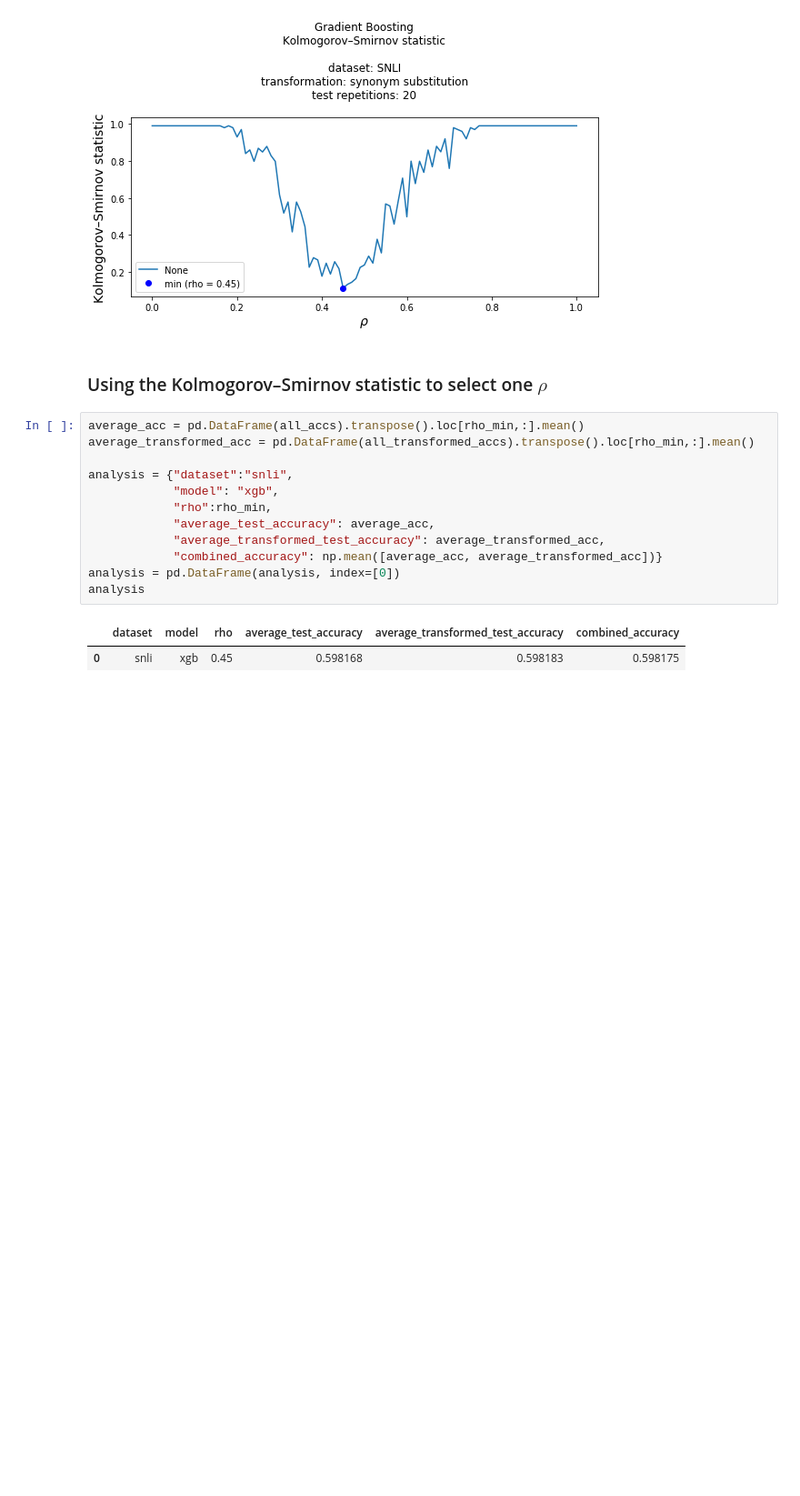
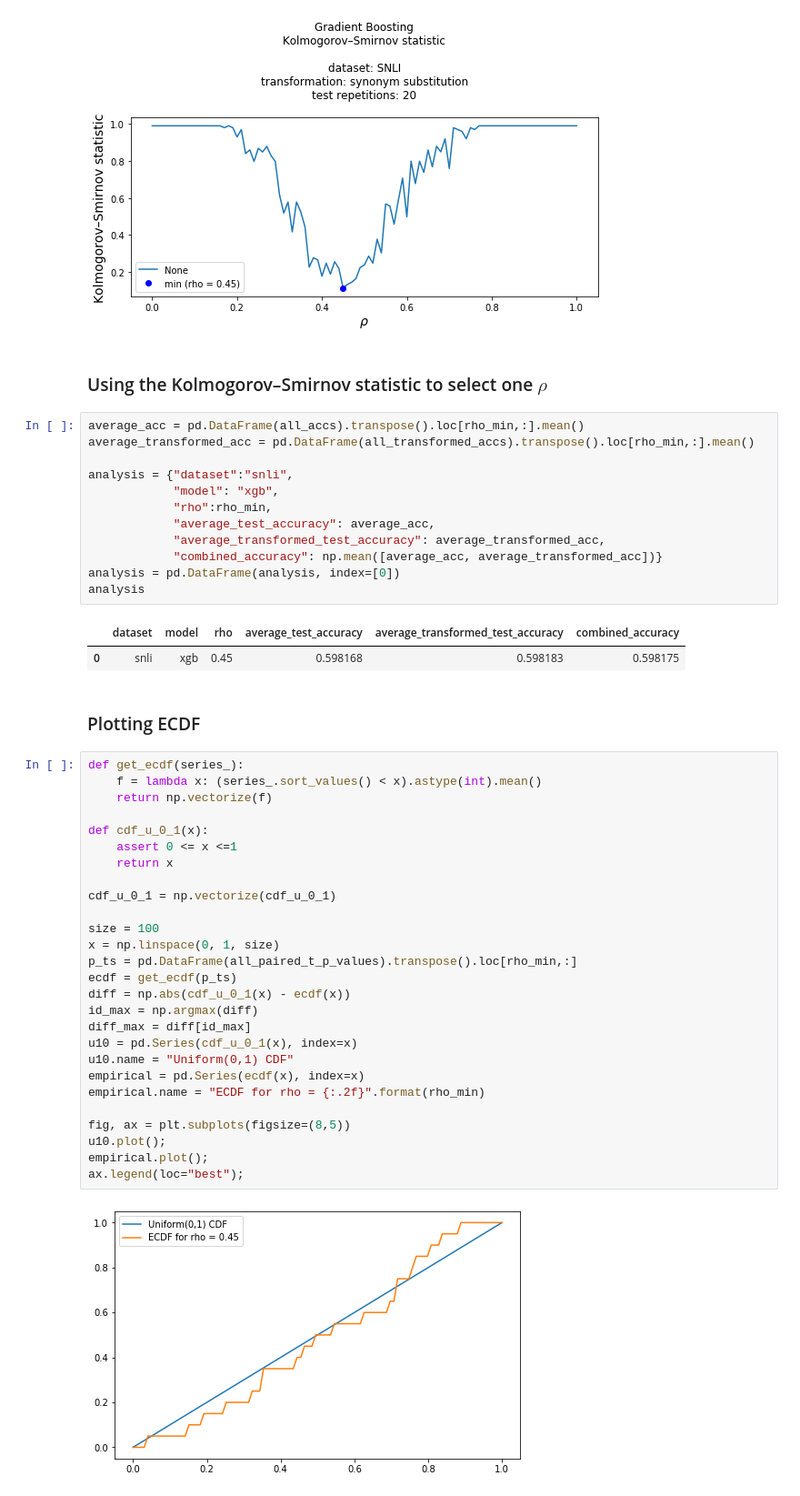
Before and after one commit to lukewanless/looking-for-equivalences, a Jupyter notebook: src/check_results_xgb_p_and_h.ipynb, the cells around one changed output. Shown at 91% size. Saved outputs shown, nothing was run; the diff lists cells and outputs as text; blank space fills up the shorter version.

Commit message:
add ecdf plot

```diff
--- a/src/check_results_xgb_p_and_h.ipynb
+++ b/src/check_results_xgb_p_and_h.ipynb
@@ -205,3 +205,34 @@ analysis
 # %% [output]
 |  | dataset | model | rho | average_test_accuracy | average_transformed_test_accuracy | combined_accuracy |
 | 0 | snli | xgb | 0.45 | 0.598168 | 0.598183 | 0.598175 |
+# %% [markdown]
+### Plotting ECDF
+# %%
+def get_ecdf(series_):
+    f = lambda x: (series_.sort_values() < x).astype(int).mean()
+    return np.vectorize(f)
+
+def cdf_u_0_1(x):
+    assert 0 <= x <=1
+    return x
+
+cdf_u_0_1 = np.vectorize(cdf_u_0_1)
+
+size = 100
+x = np.linspace(0, 1, size)
+p_ts = pd.DataFrame(all_paired_t_p_values).transpose().loc[rho_min,:]
+ecdf = get_ecdf(p_ts)
+diff = np.abs(cdf_u_0_1(x) - ecdf(x))
+id_max = np.argmax(diff)
+diff_max = diff[id_max]
+u10 = pd.Series(cdf_u_0_1(x), index=x)
+u10.name = "Uniform(0,1) CDF"
+empirical = pd.Series(ecdf(x), index=x)
+empirical.name = "ECDF for rho = {:.2f}".format(rho_min)
+
+fig, ax = plt.subplots(figsize=(8,5))
+u10.plot();
+empirical.plot();
+ax.legend(loc="best");
+# %% [output]
+[figure, added]
```
Also changed, not shown: 1 other file.
